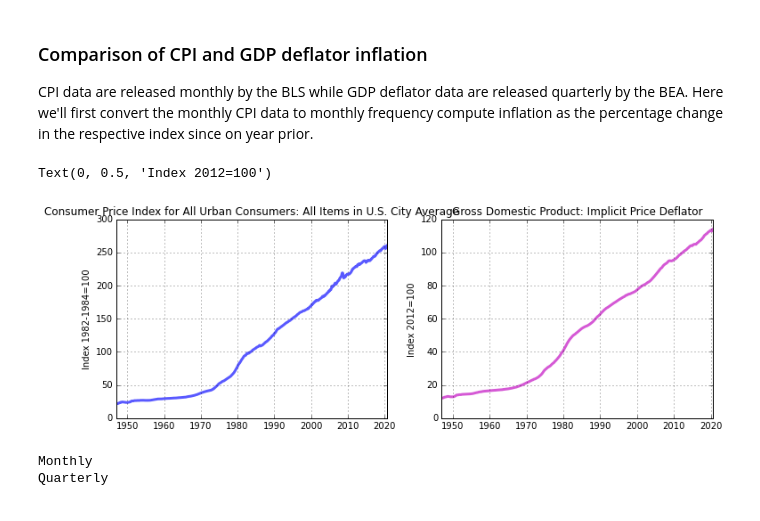
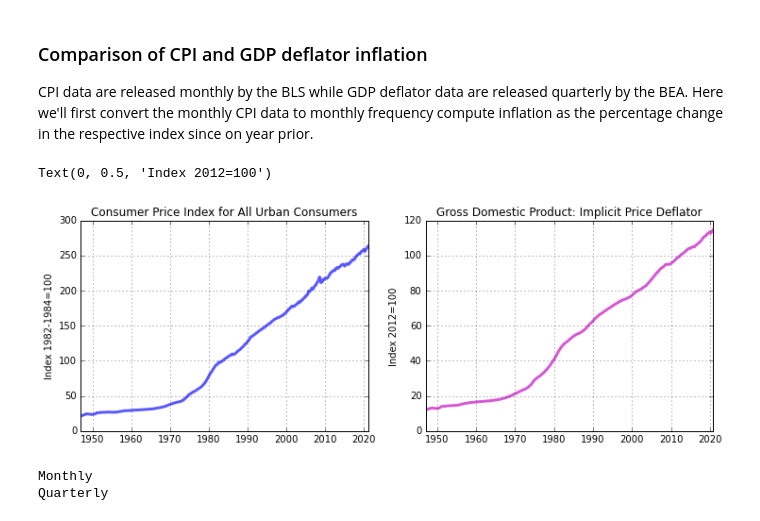
Before and after one commit to letsgoexploring/fredataPackage, a Jupyter notebook: docs/source/fredpy_examples.ipynb, the cells around one changed output. Cells and saved outputs as stored; diff of their text form; code cells hidden in the pictures.

```diff
--- a/docs/source/fredpy_examples.ipynb
+++ b/docs/source/fredpy_examples.ipynb
@@ -184,23 +185,23 @@ CPI data are released monthly by the BLS while GDP deflator data are released qu
 # %%
 # Download CPI and GDP deflator data
 cpi = fp.series('CPIAUCSL')
 deflator = fp.series('GDPDEF')
 
 fig = plt.figure(figsize=(12,4))
 ax = fig.add_subplot(1,2,1)
 ax.plot(cpi.data,'-',lw=3,alpha = 0.65)
 ax.grid()
-ax.set_title(cpi.title)
+ax.set_title(cpi.title.split(':')[0])
 ax.set_ylabel(cpi.units)
 
 ax = fig.add_subplot(1,2,2)
 ax.plot(deflator.data,'-m',lw=3,alpha = 0.65)
 ax.grid()
 ax.set_title(deflator.title)
 ax.set_ylabel(deflator.units)
 # %% [output]
 Text(0, 0.5, 'Index 2012=100')
-[figure, old version]
+[figure, new version]
 # %%
 # The CPI data are produced at a monthly frequency
 print(cpi.frequency)
```
Also changed, not shown: parts of 16 cells of this notebook, 53 other files.
